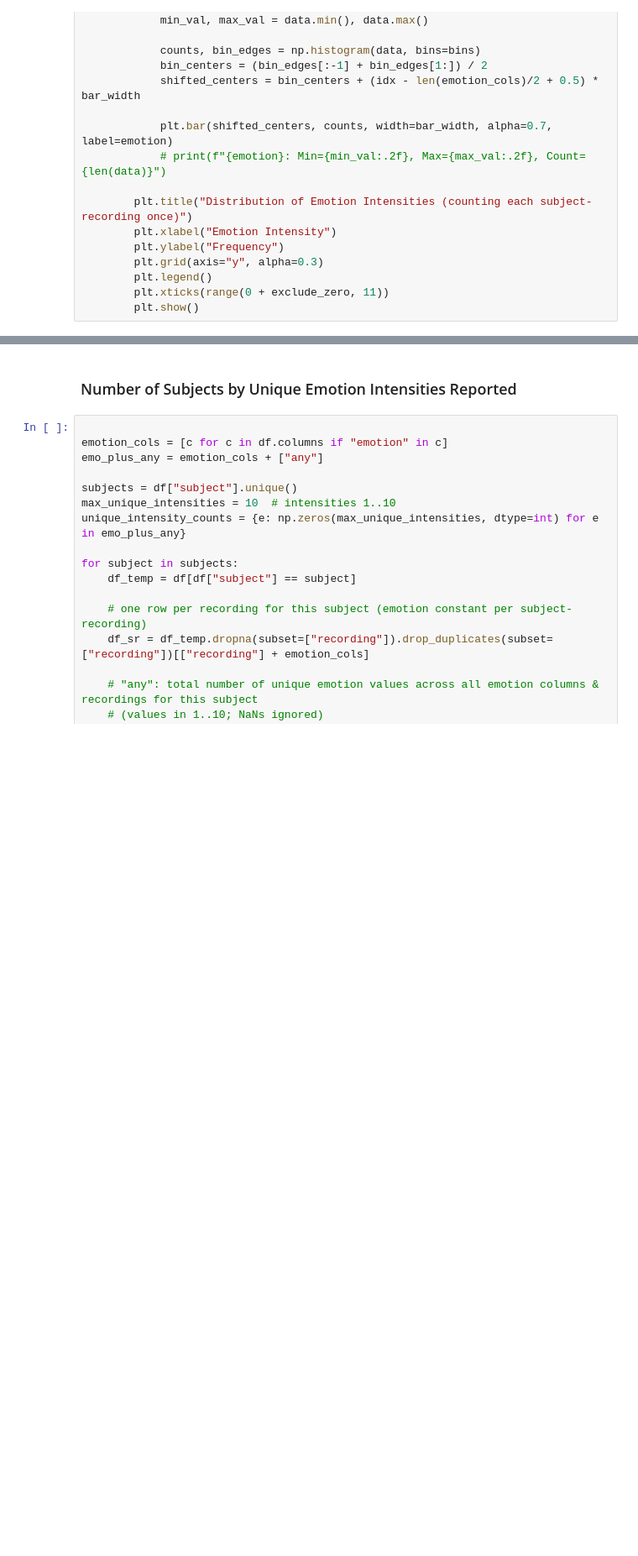
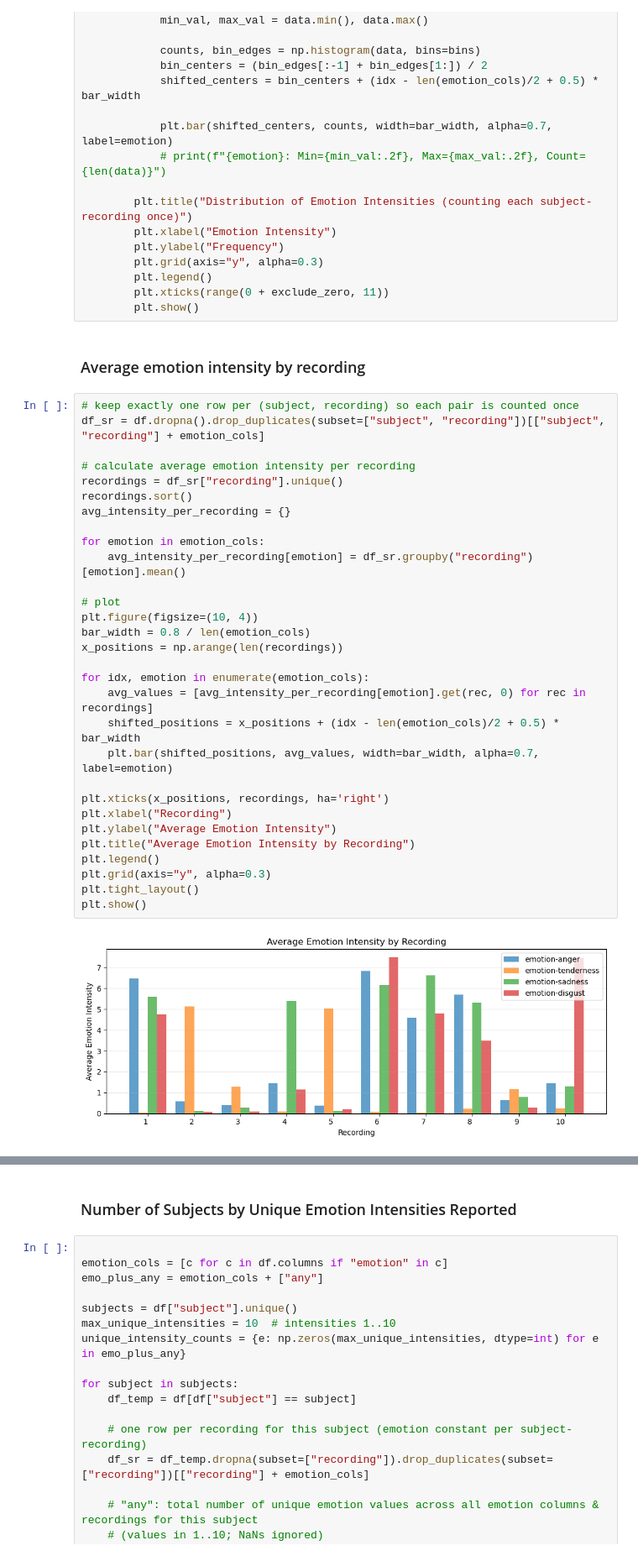
Before and after one commit to Space0code/GFM-for-eyetracker, a Jupyter notebook: src/data/EDA_eSEEd_v2.ipynb, the cells around one changed output, grey strips where cells are left out. Shown at 84% size. Drawn from its saved outputs; the diff is of its cells as text; blank space fills up the shorter version.

```diff
--- a/src/data/EDA_eSEEd_v2.ipynb
+++ b/src/data/EDA_eSEEd_v2.ipynb
@@ -343,3 +401,37 @@ if run_this_cell:
         plt.legend()
         plt.xticks(range(0 + exclude_zero, 11))
         plt.show()
+# %% [markdown]
+### Average emotion intensity by recording
+# %%
+# keep exactly one row per (subject, recording) so each pair is counted once
+df_sr = df.dropna().drop_duplicates(subset=["subject", "recording"])[["subject", "recording"] + emotion_cols]
+
+# calculate average emotion intensity per recording
+recordings = df_sr["recording"].unique()
+recordings.sort()
+avg_intensity_per_recording = {}
+
+for emotion in emotion_cols:
+    avg_intensity_per_recording[emotion] = df_sr.groupby("recording")[emotion].mean()
+
+# plot
+plt.figure(figsize=(10, 4))
+bar_width = 0.8 / len(emotion_cols)
+x_positions = np.arange(len(recordings))
+
+for idx, emotion in enumerate(emotion_cols):
+    avg_values = [avg_intensity_per_recording[emotion].get(rec, 0) for rec in recordings]
+    shifted_positions = x_positions + (idx - len(emotion_cols)/2 + 0.5) * bar_width
+    plt.bar(shifted_positions, avg_values, width=bar_width, alpha=0.7, label=emotion)
+
+plt.xticks(x_positions, recordings, ha='right')
+plt.xlabel("Recording")
+plt.ylabel("Average Emotion Intensity")
+plt.title("Average Emotion Intensity by Recording")
+plt.legend()
+plt.grid(axis="y", alpha=0.3)
+plt.tight_layout()
+plt.show()
+# %% [output]
+[figure, added]
```
Also changed, not shown: parts of 21 cells of this notebook, 1 other file.
